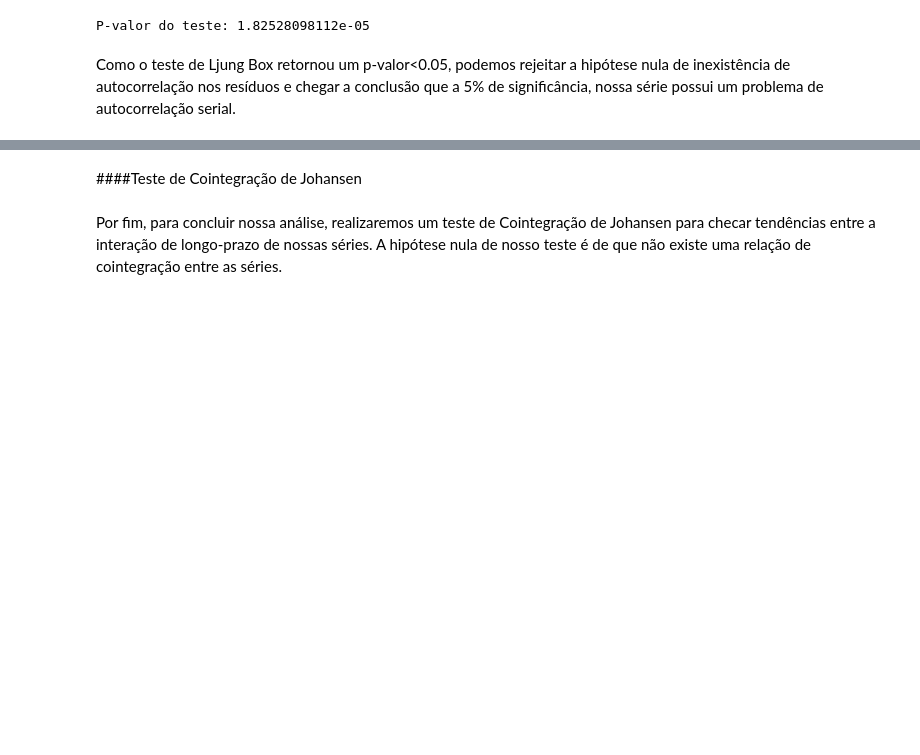
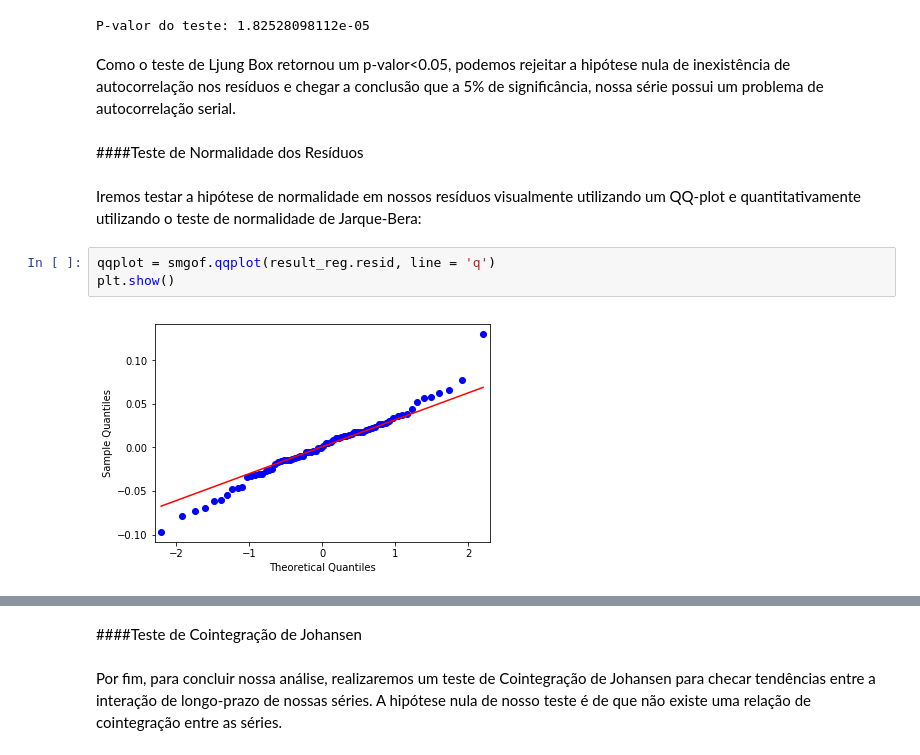
Before and after one commit to GustavoAlovisi/Econometrics2018, a Jupyter notebook: eco02018.ipynb, the cells around one changed output, grey strips where cells are left out. Saved outputs shown, nothing was run; the diff lists cells and outputs as text; blank space fills up the shorter version.

```diff
--- a/eco02018.ipynb
+++ b/eco02018.ipynb
@@ -336,3 +348,12 @@ print("P-valor do teste:" ,resul_lbox)
 P-valor do teste: 1.82528098112e-05
 # %% [markdown]
 Como o teste de Ljung Box retornou um p-valor<0.05, podemos rejeitar a hipótese nula de inexistência de autocorrelação nos resíduos e chegar a conclusão que a 5% de significância, nossa série possui um problema de autocorrelação serial.
+# %% [markdown]
+####Teste de Normalidade dos Resíduos
+# %% [markdown]
+Iremos testar a hipótese de normalidade em nossos resíduos visualmente utilizando um QQ-plot e quantitativamente utilizando o teste de normalidade de Jarque-Bera:
+# %%
+qqplot = smgof.qqplot(result_reg.resid, line = 'q')
+plt.show()
+# %% [output]
+[figure, added]
```
Also changed, not shown: parts of 11 cells of this notebook, 3 other files.
